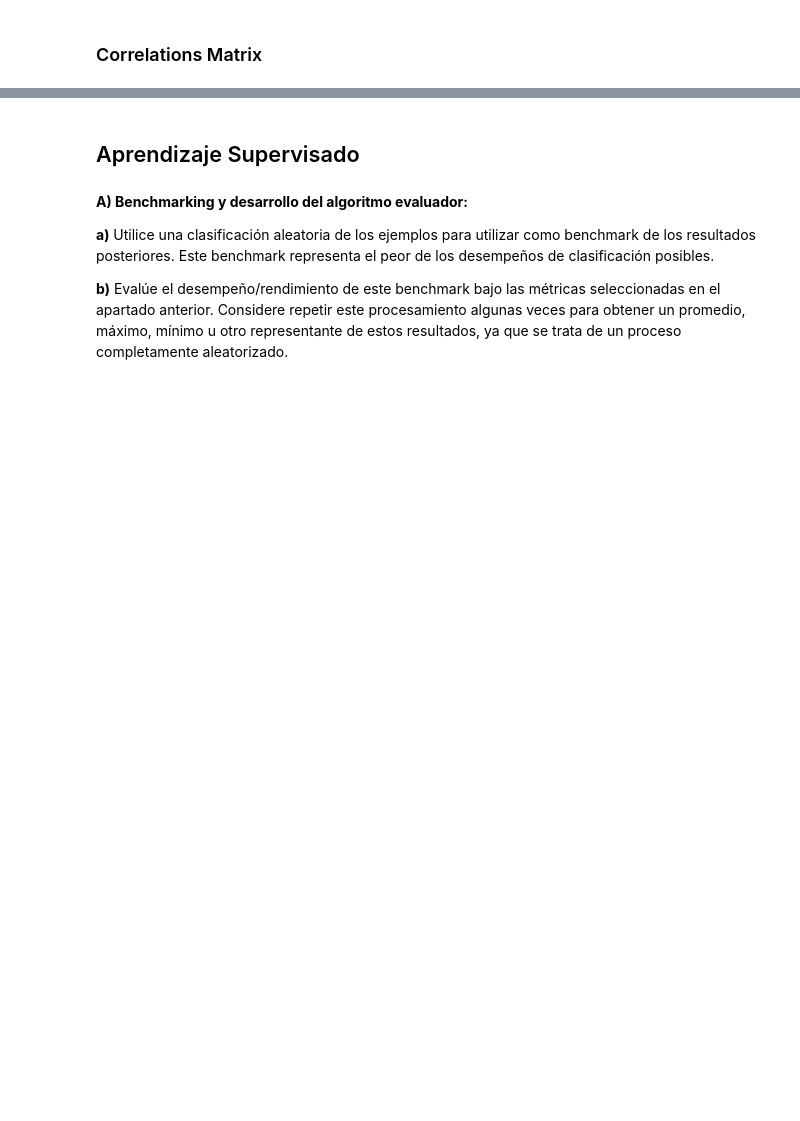
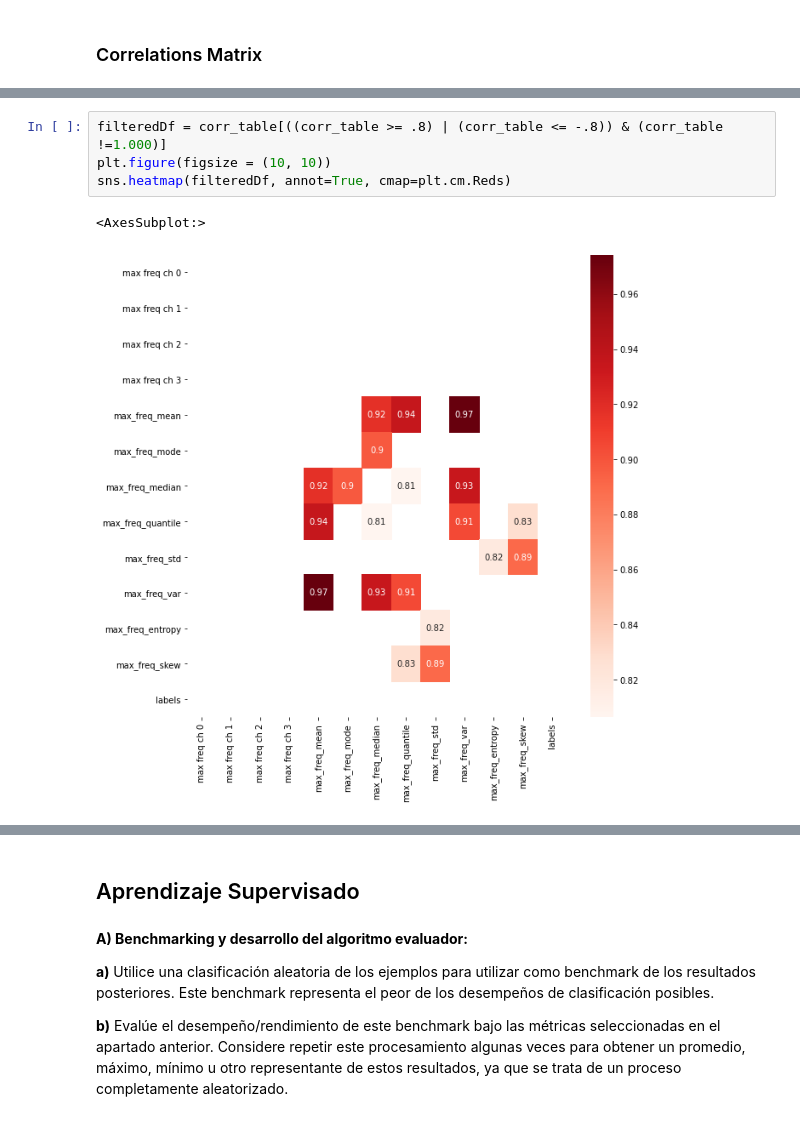
Before and after one commit to yaninaiberra/MentoriaBCI, a Jupyter notebook: EntregaTP4/MentoriaBCI_Grupo2_TP4.ipynb, the cells around one changed output, grey strips where cells are left out. Drawn from its saved outputs; the diff is of its cells as text; blank space fills up the shorter version.

```diff
--- a/EntregaTP4/MentoriaBCI_Grupo2_TP4.ipynb
+++ b/EntregaTP4/MentoriaBCI_Grupo2_TP4.ipynb
@@ -663,0 +646,7 @@ sns.heatmap(corr_table, annot=True, cmap=plt.cm.Reds)
+# %%
+filteredDf = corr_table[((corr_table >= .8) | (corr_table <= -.8)) & (corr_table !=1.000)]
+plt.figure(figsize = (10, 10))
+sns.heatmap(filteredDf, annot=True, cmap=plt.cm.Reds)
+# %% [output]
+<AxesSubplot:>
+[figure, added]
```
Also changed, not shown: parts of 38 cells of this notebook.
